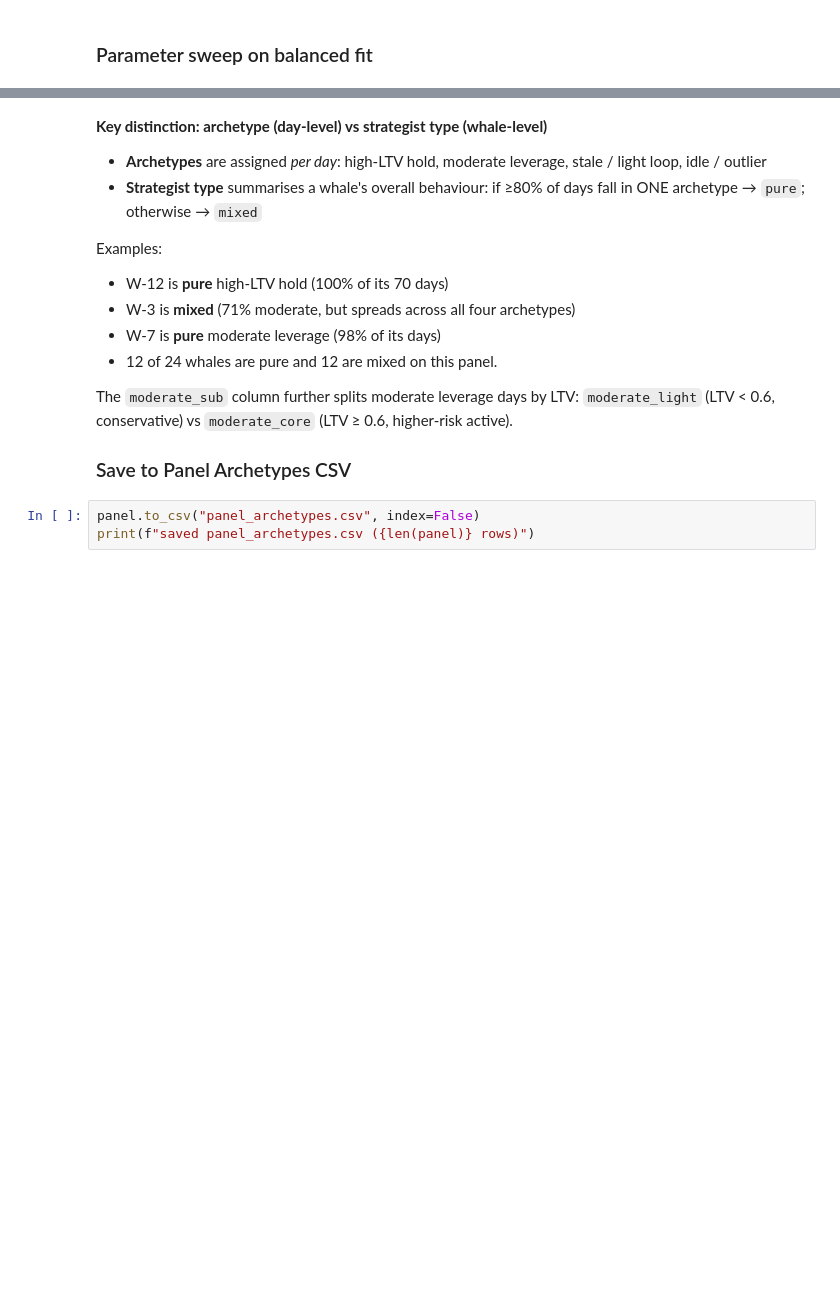
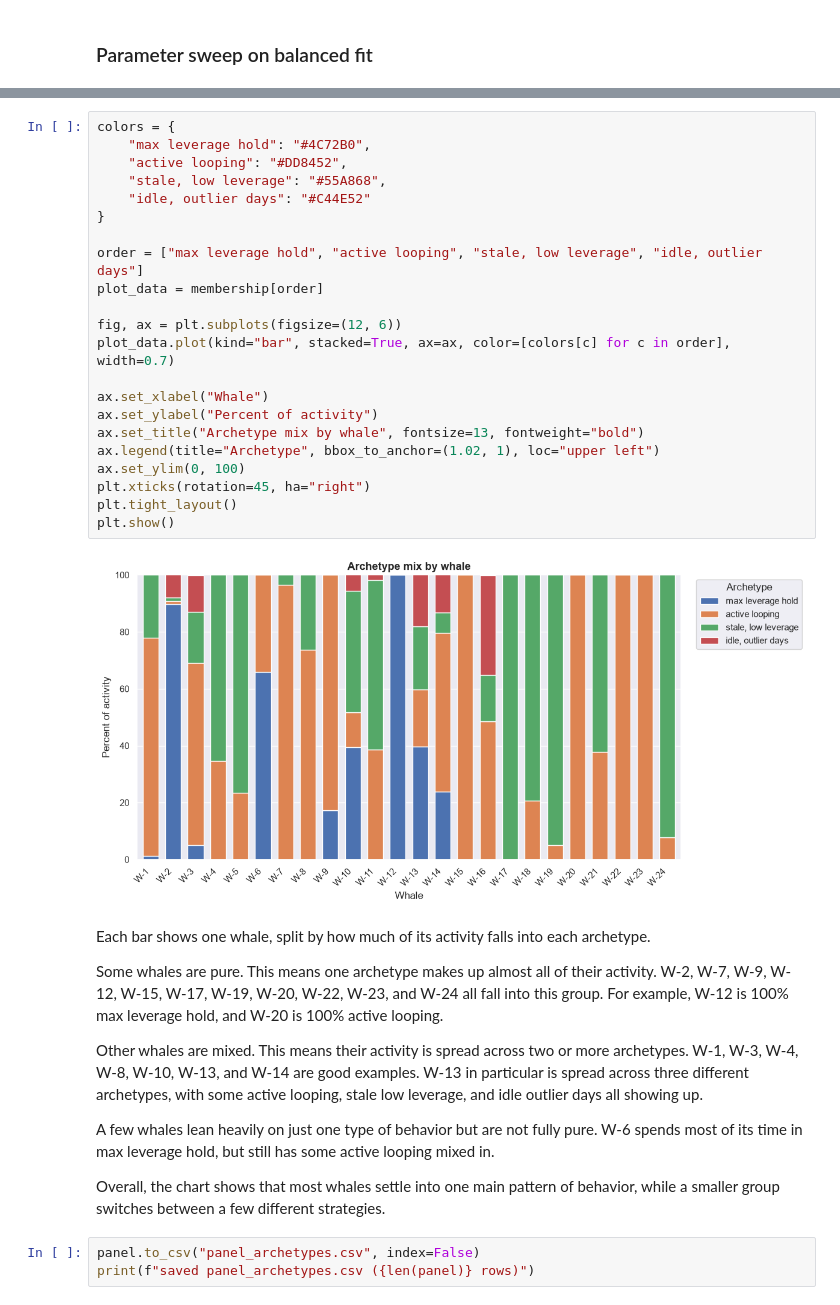
Before and after one commit to Igluminati/recursive-leverage-defi, a Jupyter notebook: analysis/whale-archetypes/03_balanced_clustering.ipynb, the cells around one changed output, grey strips where cells are left out. Saved outputs shown, nothing was run; the diff lists cells and outputs as text; blank space fills up the shorter version.

```diff
--- a/analysis/whale-archetypes/03_balanced_clustering.ipynb
+++ b/analysis/whale-archetypes/03_balanced_clustering.ipynb
@@ -193,21 +358,40 @@ W-22     pure
 W-23     pure
 W-24     pure
 Name: strategist_type, dtype: str
+# %%
+colors = {
+    "max leverage hold": "#4C72B0",
+    "active looping": "#DD8452",
+    "stale, low leverage": "#55A868",
+    "idle, outlier days": "#C44E52"
+}
+
+order = ["max leverage hold", "active looping", "stale, low leverage", "idle, outlier days"]
+plot_data = membership[order]
+
+fig, ax = plt.subplots(figsize=(12, 6))
+plot_data.plot(kind="bar", stacked=True, ax=ax, color=[colors[c] for c in order], width=0.7)
+
+ax.set_xlabel("Whale")
+ax.set_ylabel("Percent of activity")
+ax.set_title("Archetype mix by whale", fontsize=13, fontweight="bold")
+ax.legend(title="Archetype", bbox_to_anchor=(1.02, 1), loc="upper left")
+ax.set_ylim(0, 100)
+plt.xticks(rotation=45, ha="right")
+plt.tight_layout()
+plt.show()
+# %% [output]
+[figure, added]
 # %% [markdown]
-**Key distinction: archetype (day-level) vs strategist type (whale-level)**
+Each bar shows one whale, split by how much of its activity falls into each archetype.
 
-- **Archetypes** are assigned *per day*: high-LTV hold, moderate leverage, stale / light loop, idle / outlier
-- **Strategist type** summarises a whale's overall behaviour: if ≥80% of days fall in ONE archetype → `pure`; otherwise → `mixed`
+Some whales are pure. This means one archetype makes up almost all of their activity. W-2, W-7, W-9, W-12, W-15, W-17, W-19, W-20, W-22, W-23, and W-24 all fall into this group. For example, W-12 is 100% max leverage hold, and W-20 is 100% active looping.
 
-Examples:
-- W-12 is **pure** high-LTV hold (100% of its 70 days)
-- W-3 is **mixed** (71% moderate, but spreads across all four archetypes)
-- W-7 is **pure** moderate leverage (98% of its days)
-- 12 of 24 whales are pure and 12 are mixed on this panel.
+Other whales are mixed. This means their activity is spread across two or more archetypes. W-1, W-3, W-4, W-8, W-10, W-13, and W-14 are good examples. W-13 in particular is spread across three different archetypes, with some active looping, stale low leverage, and idle outlier days all showing up.
 
-The `moderate_sub` column further splits moderate leverage days by LTV: `moderate_light` (LTV < 0.6, conservative) vs `moderate_core` (LTV ≥ 0.6, higher-risk active).
+A few whales lean heavily on just one type of behavior but are not fully pure. W-6 spends most of its time in max leverage hold, but still has some active looping mixed in.
 
-### Save to Panel Archetypes CSV
+Overall, the chart shows that most whales settle into one main pattern of behavior, while a smaller group switches between a few different strategies.
 # %%
 panel.to_csv("panel_archetypes.csv", index=False)
 print(f"saved panel_archetypes.csv ({len(panel)} rows)")
```
Also changed, not shown: parts of 23 cells of this notebook, 8 other files.
